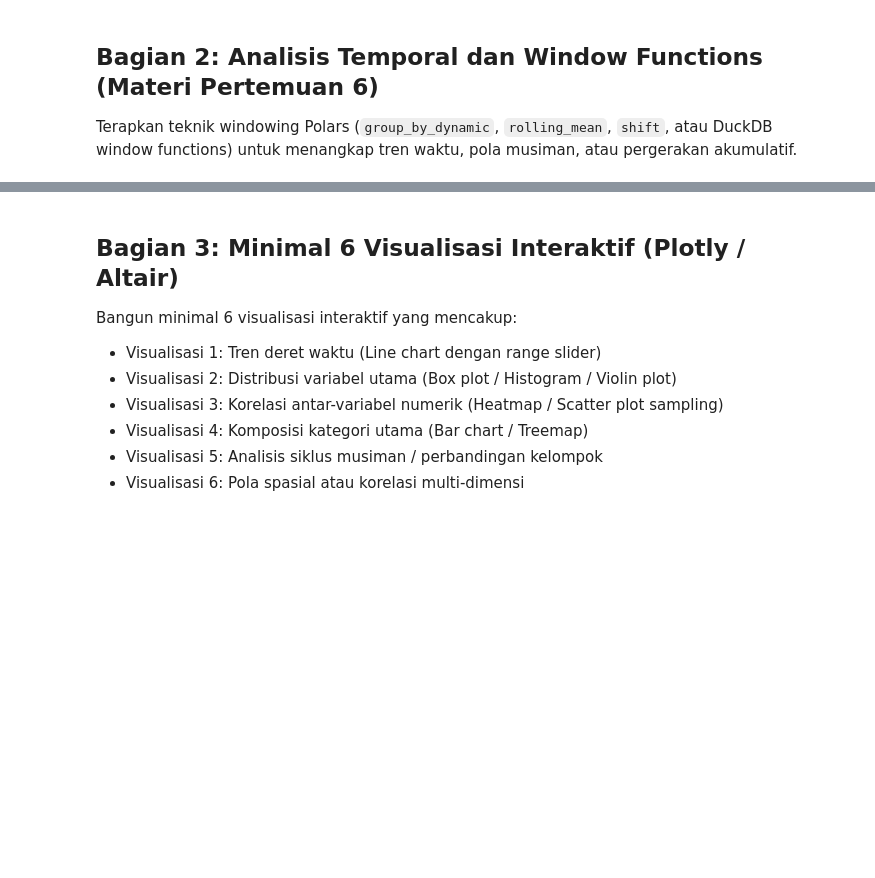
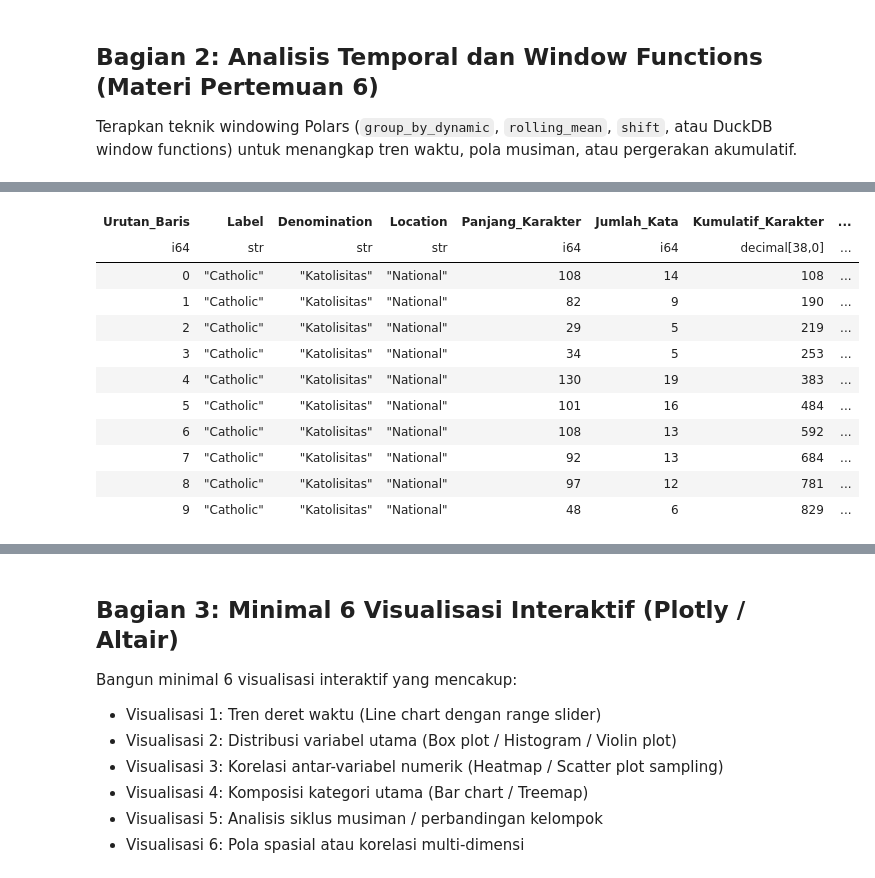
Before and after one commit to dafanusa/tugas1-abd-2026, a Jupyter notebook: notebooks/03_eda_and_insights.ipynb, the cells around one changed output, grey strips where cells are left out. Saved outputs shown, nothing was run; the diff lists cells and outputs as text; code cells hidden in the pictures; blank space fills up the shorter version.

```diff
--- a/notebooks/03_eda_and_insights.ipynb
+++ b/notebooks/03_eda_and_insights.ipynb
@@ -242,0 +402,84 @@ untuk menangkap tren waktu, pola musiman, atau pergerakan akumulatif.
+# %%
+# ============================================================
+# 2.3 — DUCKDB WINDOW FUNCTIONS (PERBAIKAN OVERFLOW)
+# ============================================================
+
+import duckdb
+import polars as pl
+
+# Ambil sebagian data untuk demonstrasi window functions
+SAMPLE_SIZE = min(100_000, df.height)
+
+window_df = (
+    df.head(SAMPLE_SIZE)
+    .select([
+        "Label",
+        "Denomination",
+        "Location",
+        "Panjang_Karakter",
+        "Jumlah_Kata"
+    ])
+    .with_row_index("Urutan_Baris")
+)
+
+# Ubah kolom numerik ke tipe yang aman untuk operasi aritmetika
+window_df = window_df.with_columns([
+    pl.col("Urutan_Baris").cast(pl.Int64),
+    pl.col("Panjang_Karakter").cast(pl.Int64),
+    pl.col("Jumlah_Kata").cast(pl.Int64)
+])
+
+con = duckdb.connect()
+
+con.register("corpus_window", window_df.to_arrow())
+
+query_window = """
+SELECT
+    Urutan_Baris,
+    Label,
+    Denomination,
+    Location,
+    Panjang_Karakter,
+    Jumlah_Kata,
+
+    -- Akumulasi panjang karakter
+    SUM(CAST(Panjang_Karakter AS BIGINT)) OVER (
+        ORDER BY Urutan_Baris
+        ROWS BETWEEN UNBOUNDED PRECEDING AND CURRENT ROW
+    ) AS Kumulatif_Karakter,
+
+    -- Rata-rata panjang karakter pada 7 baris terakhir
+    AVG(CAST(Panjang_Karakter AS DOUBLE)) OVER (
+        ORDER BY Urutan_Baris
+        ROWS BETWEEN 6 PRECEDING AND CURRENT ROW
+    ) AS Rata_Rata_7_Baris,
+
+    -- Panjang karakter pada baris sebelumnya
+    LAG(CAST(Panjang_Karakter AS BIGINT), 1) OVER (
+        ORDER BY Urutan_Baris
+    ) AS Karakter_Sebelumnya,
+
+    -- Perubahan panjang teks dibandingkan baris sebelumnya
+    CAST(Panjang_Karakter AS BIGINT)
+    - LAG(CAST(Panjang_Karakter AS BIGINT), 1) OVER (
+        ORDER BY Urutan_Baris
+    ) AS Perubahan_Karakter,
+
+    -- Peringkat panjang teks dalam setiap label
+    RANK() OVER (
+        PARTITION BY Label
+        ORDER BY Panjang_Karakter DESC
+    ) AS Peringkat_Panjang_Teks
+
+FROM corpus_window
+ORDER BY Urutan_Baris
+"""
+
+window_result = con.execute(query_window).pl()
+
+print("Window functions berhasil dijalankan!")
+print(f"Jumlah baris hasil: {window_result.height:,}")
+display(window_result.head(10))
+
+con.close()
+# %% [output]
@@ -242,0 +489,12 @@ untuk menangkap tren waktu, pola musiman, atau pergerakan akumulatif.
+| Urutan_Baris | Label | Denomination | Location | Panjang_Karakter | Jumlah_Kata | Kumulatif_Karakter | ... |
+| i64 | str | str | str | i64 | i64 | decimal[38,0] | ... |
+| 0 | "Catholic" | "Katolisitas" | "National" | 108 | 14 | 108 | ... |
+| 1 | "Catholic" | "Katolisitas" | "National" | 82 | 9 | 190 | ... |
+| 2 | "Catholic" | "Katolisitas" | "National" | 29 | 5 | 219 | ... |
+| 3 | "Catholic" | "Katolisitas" | "National" | 34 | 5 | 253 | ... |
+| 4 | "Catholic" | "Katolisitas" | "National" | 130 | 19 | 383 | ... |
+| 5 | "Catholic" | "Katolisitas" | "National" | 101 | 16 | 484 | ... |
+| 6 | "Catholic" | "Katolisitas" | "National" | 108 | 13 | 592 | ... |
+| 7 | "Catholic" | "Katolisitas" | "National" | 92 | 13 | 684 | ... |
+| 8 | "Catholic" | "Katolisitas" | "National" | 97 | 12 | 781 | ... |
+| 9 | "Catholic" | "Katolisitas" | "National" | 48 | 6 | 829 | ... |
```
Also changed, not shown: parts of 18 cells of this notebook.
